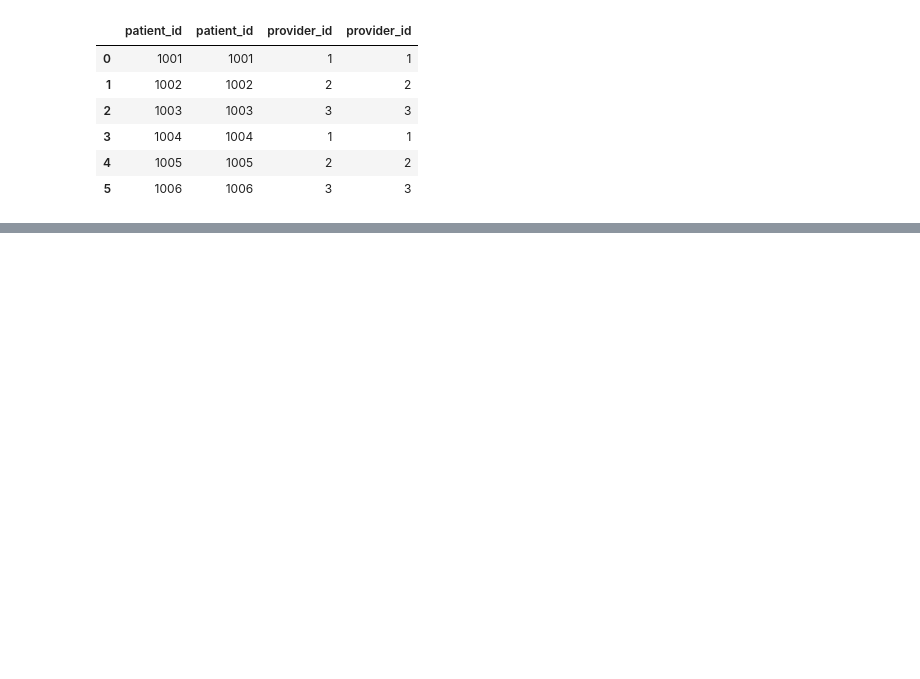
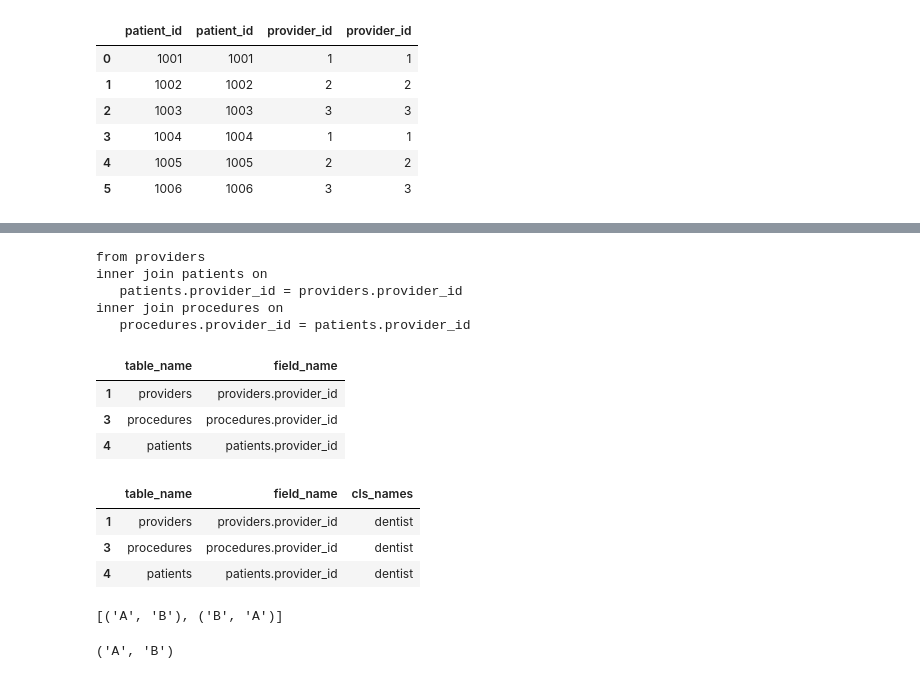
Before and after one commit to wdduncan/test-data-field-punning, a Jupyter notebook: notebooks/schema_demo.ipynb, the cells around one changed output, grey strips where cells are left out. Cells and saved outputs as stored; diff of their text form; code cells hidden in the pictures; blank space fills up the shorter version.

```diff
--- a/notebooks/schema_demo.ipynb
+++ b/notebooks/schema_demo.ipynb
@@ -760,0 +921,49 @@ sqldf(q)
+# %%
+# temp_df = temp_field_df.query("cls_names == 'dentist'")[['table_name', 'field_name']]
+group_df = temp_field_df.loc[(temp_field_df['cls_names']=='dentist')]
+table_names = list(set(group_df['table_name']))
+for idx, tbl in enumerate(table_names):
+    if 0 == idx:
+        print('from', tbl)
+    else:
+        prev_tbl = table_names[idx - 1]
+        prev_fields = list(set(group_df.query(f"table_name == '{prev_tbl}'")['field_name']))
+        tbl_fields = list(set(group_df.query(f"table_name == '{tbl}'")['field_name']))
+        # pairs = itertools.combinations
+        joins = set()
+        for f1 in tbl_fields:
+            for f2 in prev_fields:
+                joins.add(f'{f1} = {f2}')
+        if len(joins) > 0:
+            print(f'inner join {tbl} on ')
+            print('  ', ' or '.join(joins))
+# %% [output]
+from providers
+inner join patients on
+   patients.provider_id = providers.provider_id
+inner join procedures on
+   procedures.provider_id = patients.provider_id
+# %%
+temp_field_df.query("cls_names == 'dentist'")[['table_name', 'field_name']]
+# %% [output]
+|  | table_name | field_name |
+| 1 | providers | providers.provider_id |
+| 3 | procedures | procedures.provider_id |
+| 4 | patients | patients.provider_id |
+# %%
+temp_field_df.loc[(temp_field_df['cls_names']=='dentist')]
+# %% [output]
+|  | table_name | field_name | cls_names |
+| 1 | providers | providers.provider_id | dentist |
+| 3 | procedures | procedures.provider_id | dentist |
+| 4 | patients | patients.provider_id | dentist |
+# %%
+print (list(itertools.permutations('AB')))
+# %% [output]
+[('A', 'B'), ('B', 'A')]
+# %%
+for p in list(itertools.permutations('AB')):
+    if p[0] < p[-1]:
+        print(p)
+# %% [output]
+('A', 'B')
```
Also changed, not shown: parts of 9 cells of this notebook.
